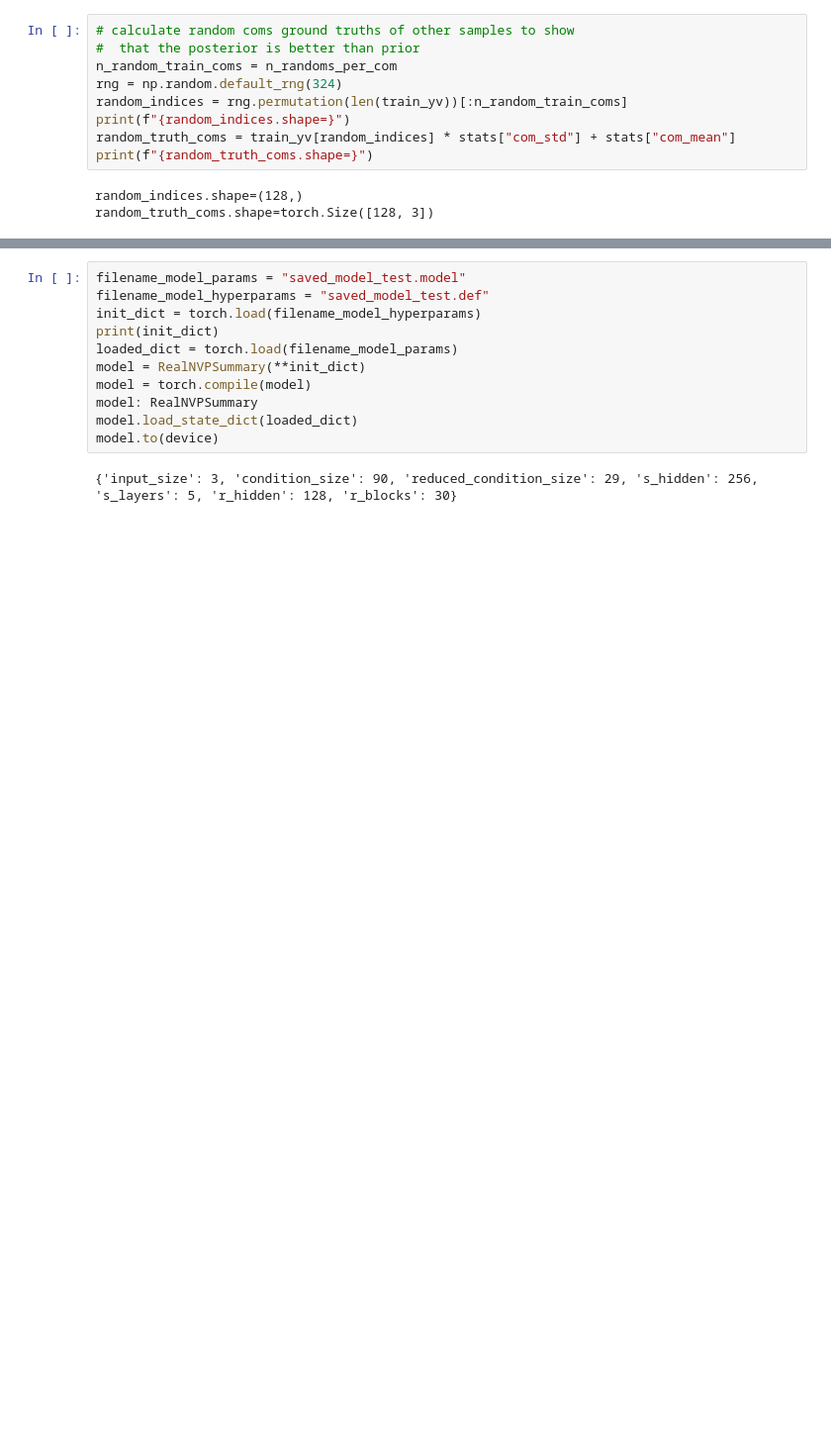
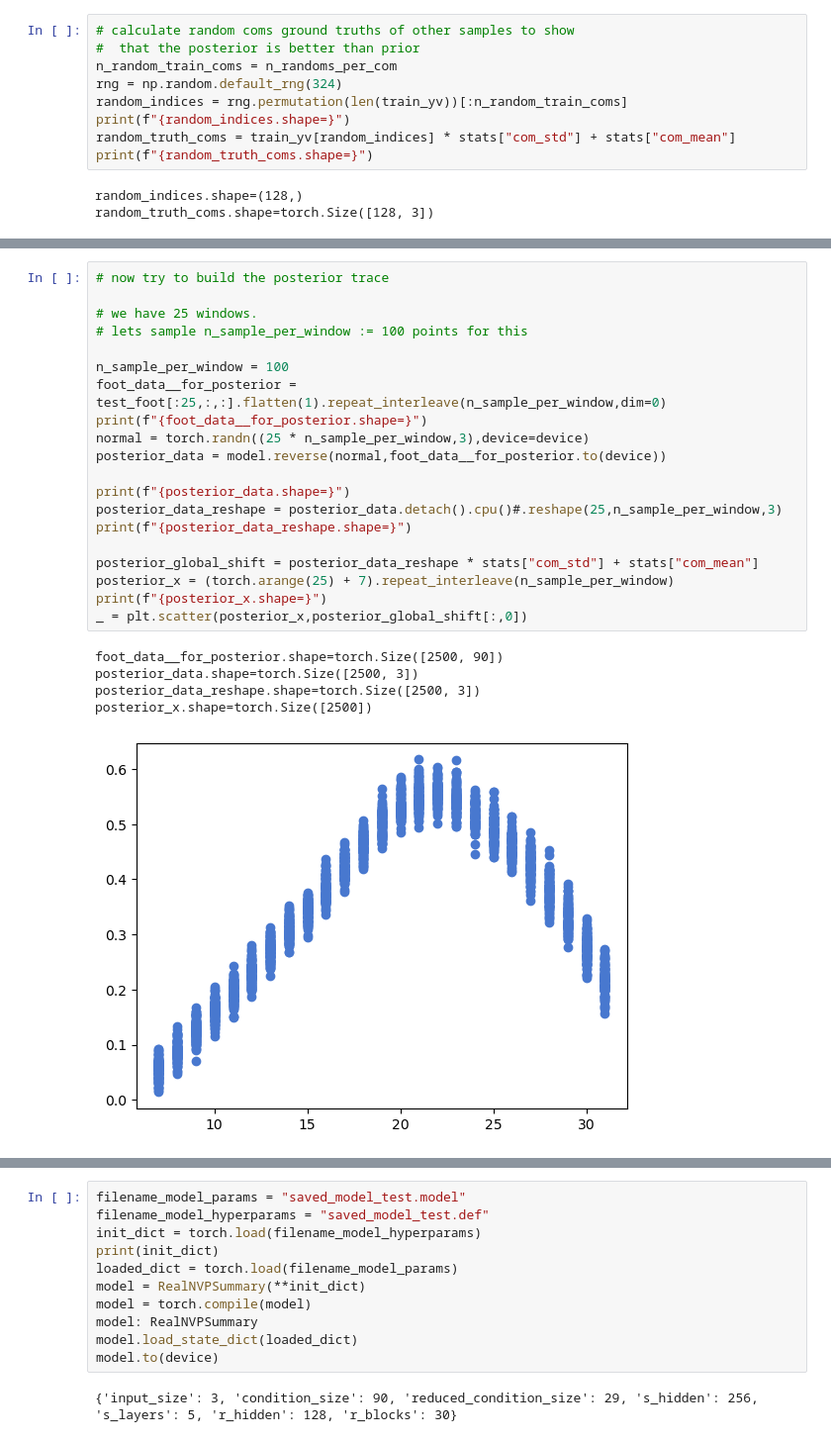
Before and after one commit to laurasaizz/SBI_walking, a Jupyter notebook: model.ipynb, the cells around one changed output, grey strips where cells are left out. Shown at 99% size. Cells and saved outputs as stored; diff of their text form; blank space fills up the shorter version.

```diff
--- a/model.ipynb
+++ b/model.ipynb
@@ -912,2 +912,28 @@ plt.show()
+# %%
+# now try to build the posterior trace
+
+# we have 25 windows.
+# lets sample n_sample_per_window := 100 points for this
+
+n_sample_per_window = 100
+foot_data__for_posterior = test_foot[:25,:,:].flatten(1).repeat_interleave(n_sample_per_window,dim=0)
+print(f"{foot_data__for_posterior.shape=}")
+normal = torch.randn((25 * n_sample_per_window,3),device=device)
+posterior_data = model.reverse(normal,foot_data__for_posterior.to(device))
+
+print(f"{posterior_data.shape=}")
+posterior_data_reshape = posterior_data.detach().cpu()#.reshape(25,n_sample_per_window,3)
+print(f"{posterior_data_reshape.shape=}")
+
+posterior_global_shift = posterior_data_reshape * stats["com_std"] + stats["com_mean"]
+posterior_x = (torch.arange(25) + 7).repeat_interleave(n_sample_per_window)
+print(f"{posterior_x.shape=}")
+_ = plt.scatter(posterior_x,posterior_global_shift[:,0])
+# %% [output]
+foot_data__for_posterior.shape=torch.Size([2500, 90])
+posterior_data.shape=torch.Size([2500, 3])
+posterior_data_reshape.shape=torch.Size([2500, 3])
+posterior_x.shape=torch.Size([2500])
+[figure, added]
 # %%
 print(f"{test_foot.shape=}")
```
Also changed, not shown: parts of 13 cells of this notebook.
